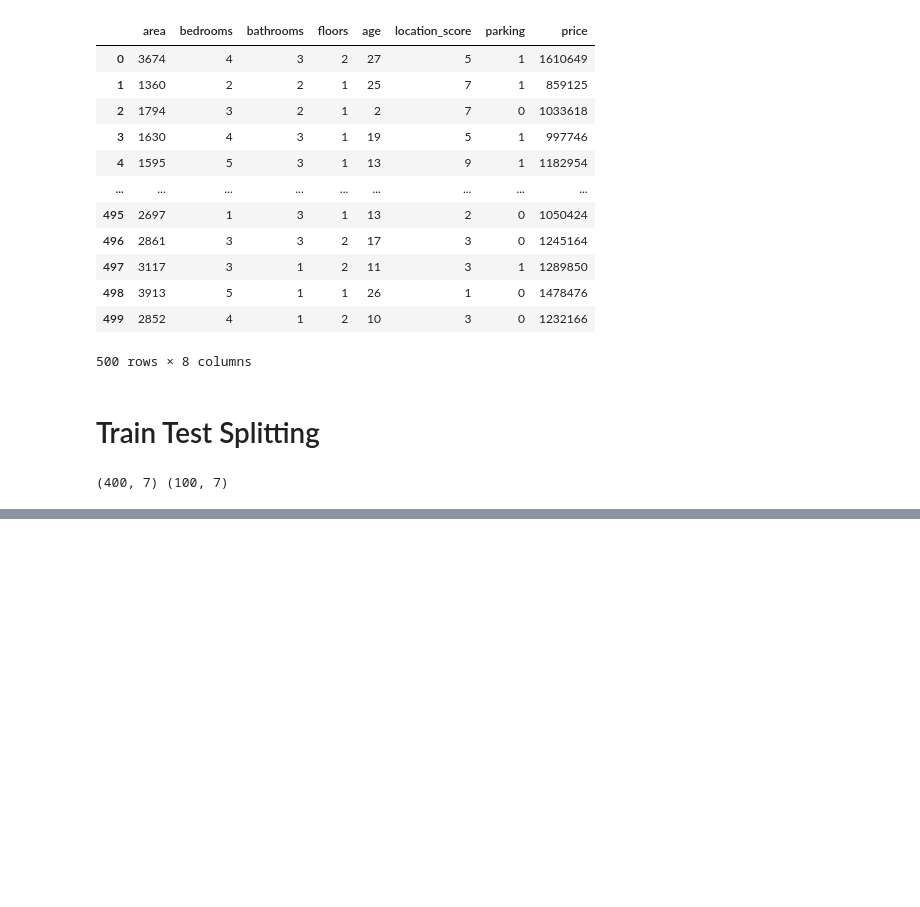
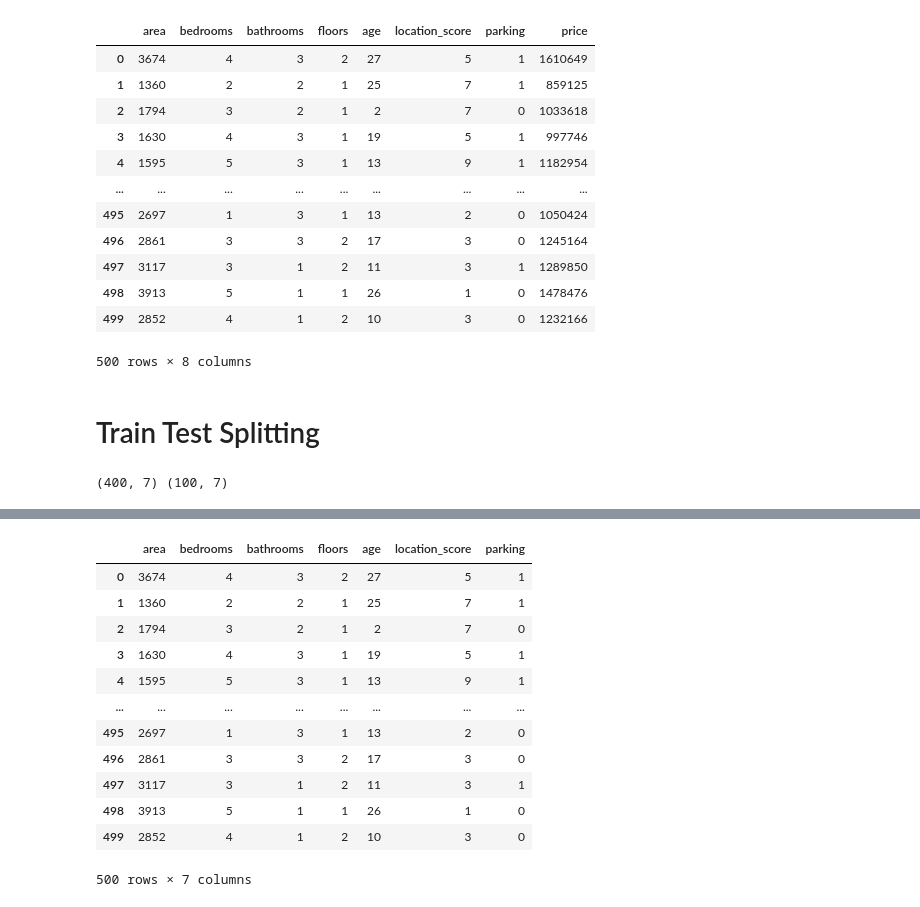
Before and after one commit to Ramcharan-AIML/house_price_prediction, a Jupyter notebook: house_price_prediction.ipynb, the cells around one changed output, grey strips where cells are left out. Drawn from its saved outputs; the diff is of its cells as text; code cells hidden in the pictures; blank space fills up the shorter version.

```diff
--- a/house_price_prediction.ipynb
+++ b/house_price_prediction.ipynb
@@ -110,0 +259,16 @@ print(X_train.shape , X_test.shape)
+# %%
+x
+# %% [output]
+|  | area | bedrooms | bathrooms | floors | age | location_score | parking |
+| 0 | 3674 | 4 | 3 | 2 | 27 | 5 | 1 |
+| 1 | 1360 | 2 | 2 | 1 | 25 | 7 | 1 |
+| 2 | 1794 | 3 | 2 | 1 | 2 | 7 | 0 |
+| 3 | 1630 | 4 | 3 | 1 | 19 | 5 | 1 |
+| 4 | 1595 | 5 | 3 | 1 | 13 | 9 | 1 |
+| ... | ... | ... | ... | ... | ... | ... | ... |
+| 495 | 2697 | 1 | 3 | 1 | 13 | 2 | 0 |
+| 496 | 2861 | 3 | 3 | 2 | 17 | 3 | 0 |
+| 497 | 3117 | 3 | 1 | 2 | 11 | 3 | 1 |
+| 498 | 3913 | 5 | 1 | 1 | 26 | 1 | 0 |
+| 499 | 2852 | 4 | 1 | 2 | 10 | 3 | 0 |
+500 rows × 7 columns
```
Also changed, not shown: parts of 14 cells of this notebook.
